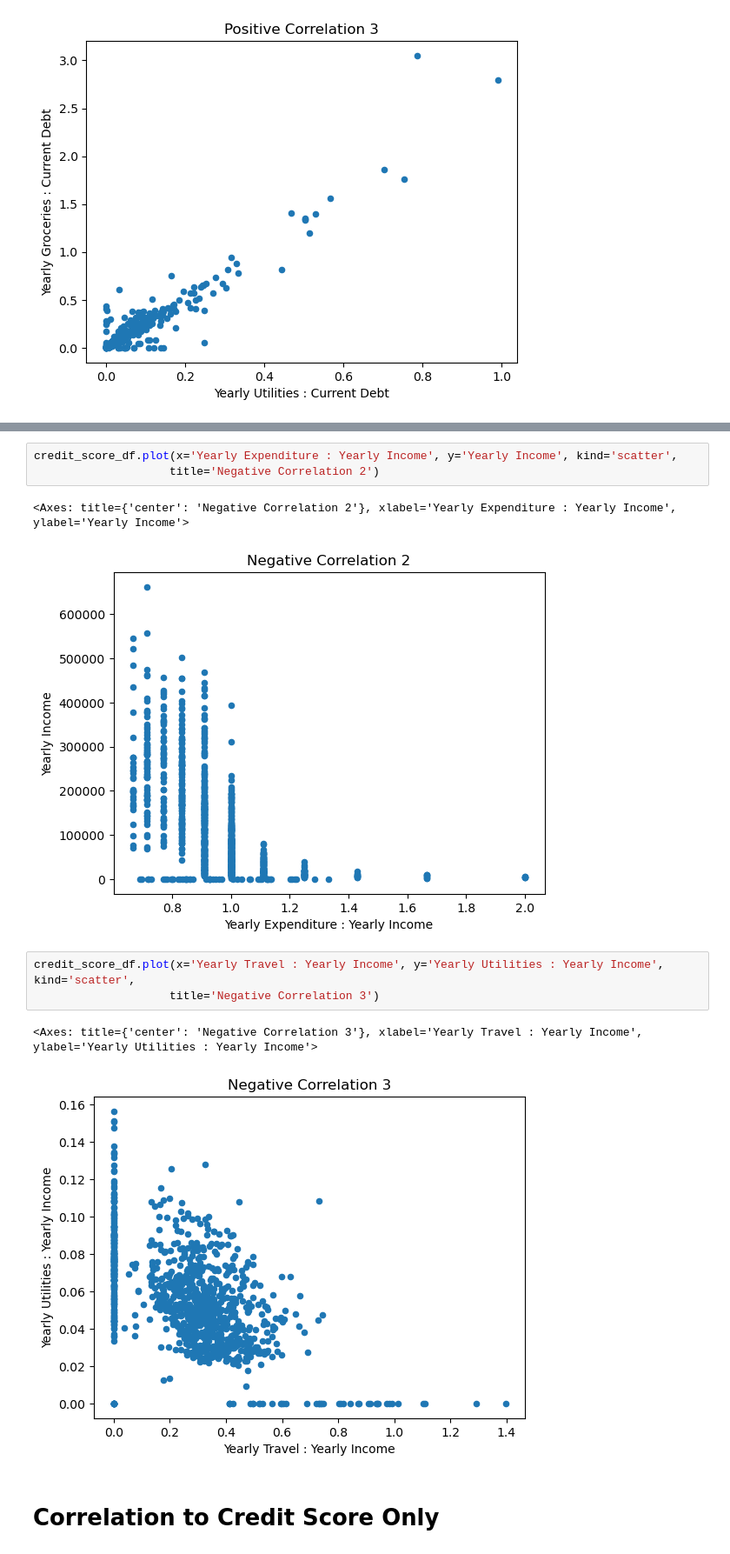
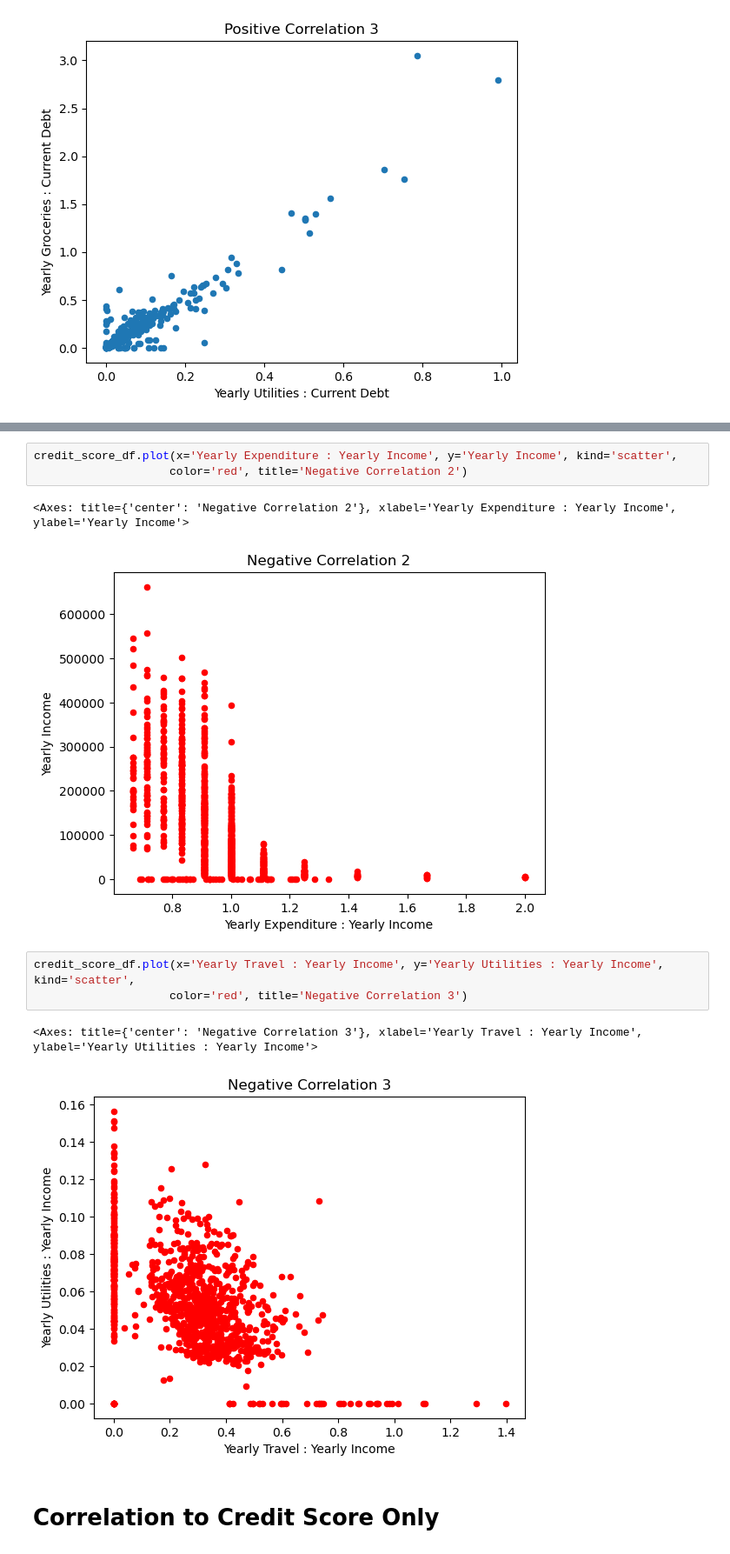
Before and after one commit to duffind/Project_1_Credit_Safari, a Jupyter notebook: Consumer Credit Analysis-main.ipynb, the cells around one changed output, grey strips where cells are left out. Shown at 87% size. Drawn from its saved outputs; the diff is of its cells as text.

Commit message:
Updated data point colors on graphs for negative, positive and outliers

```diff
--- a/Consumer Credit Analysis-main.ipynb
+++ b/Consumer Credit Analysis-main.ipynb
@@ -295,15 +296,15 @@ credit_score_df.plot(x='Credit Score', y='Current Debt : Yearly Income', kind='s
 # %%
 credit_score_df.plot(x='Yearly Expenditure : Yearly Income', y='Yearly Income', kind='scatter',
-                    title='Negative Correlation 2')
+                    color='red', title='Negative Correlation 2')
 # %% [output]
 <Axes: title={'center': 'Negative Correlation 2'}, xlabel='Yearly Expenditure : Yearly Income', ylabel='Yearly Income'>
-[figure, old version]
+[figure, new version]
 # %%
 credit_score_df.plot(x='Yearly Travel : Yearly Income', y='Yearly Utilities : Yearly Income', kind='scatter',
-                    title='Negative Correlation 3')
+                    color='red', title='Negative Correlation 3')
 # %% [output]
 <Axes: title={'center': 'Negative Correlation 3'}, xlabel='Yearly Travel : Yearly Income', ylabel='Yearly Utilities : Yearly Income'>
-[figure, old version]
+[figure, new version]
 # %% [markdown]
 # Correlation to Credit Score Only
 # %%
```
Also changed, not shown: parts of 50 cells of this notebook.
